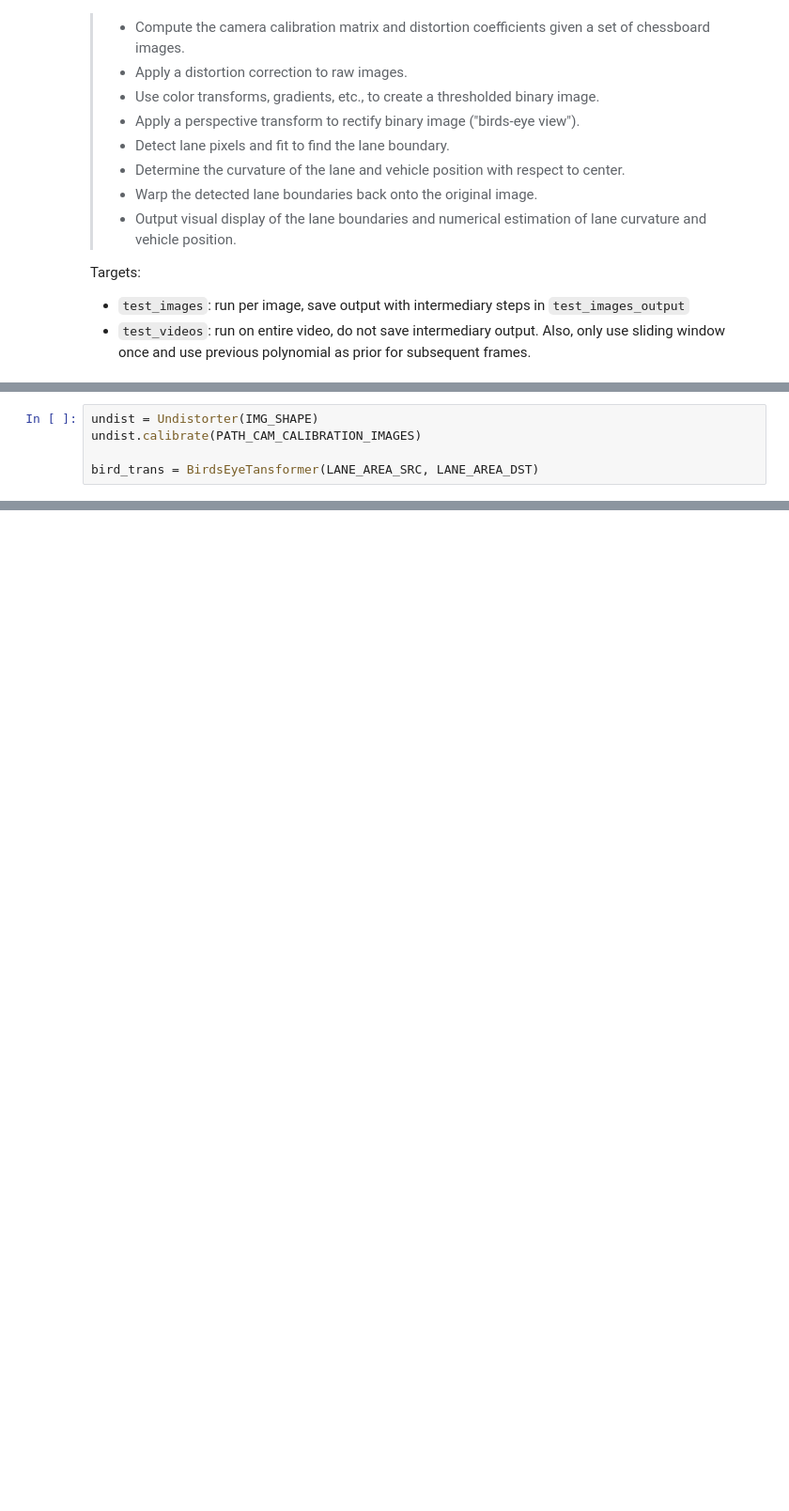
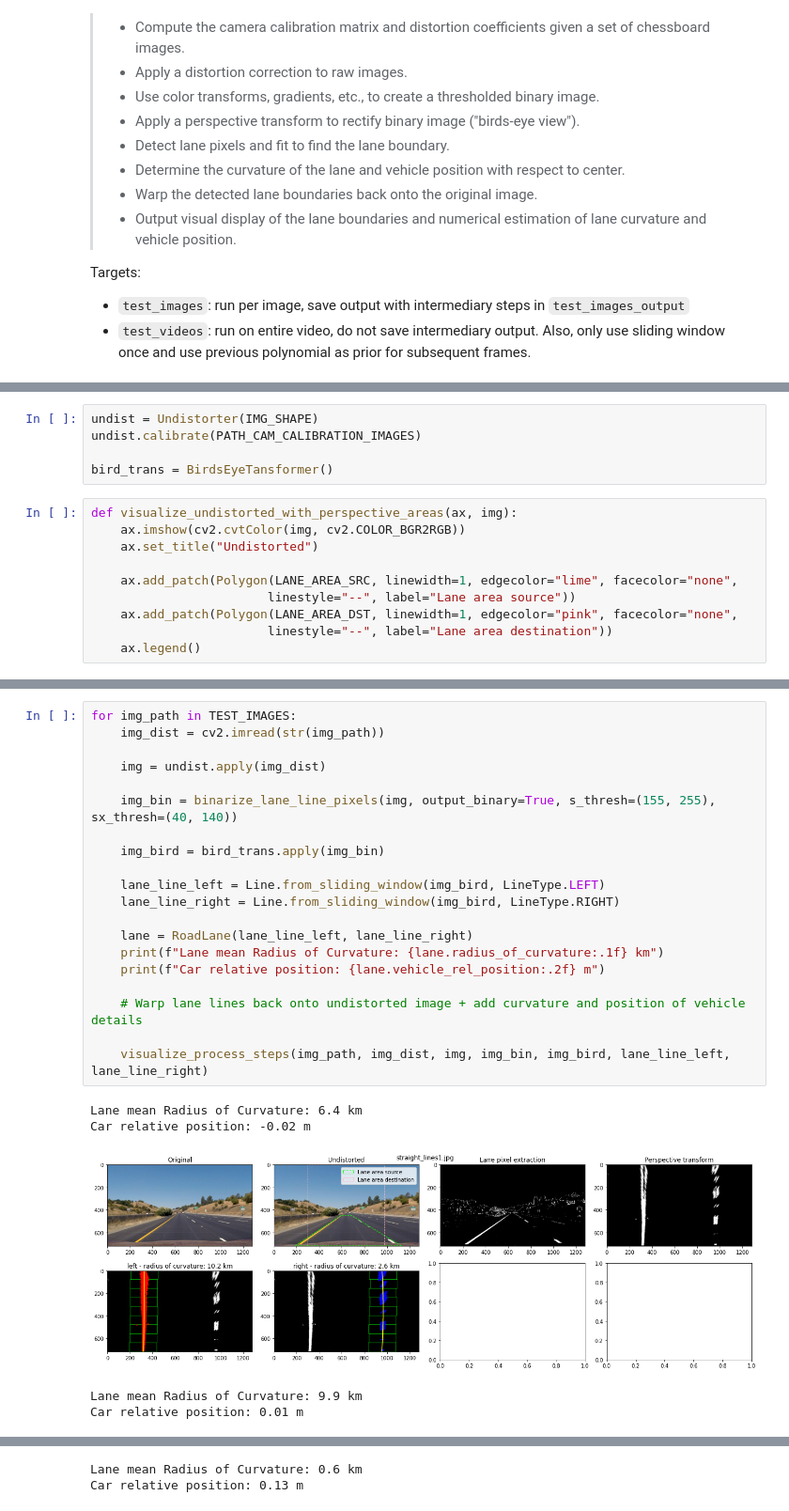
Before and after one commit to jvanlier/self-driving-car-engineer, a Jupyter notebook: Project2_Advanced_Lane_Finding/adv_lane_finding.ipynb, the cells around one changed output, grey strips where cells are left out. Shown at 94% size. Cells and saved outputs as stored; diff of their text form; blank space fills up the shorter version.

Commit message:
Add real-world curvature and relative position

```diff
--- a/Project2_Advanced_Lane_Finding/adv_lane_finding.ipynb
+++ b/Project2_Advanced_Lane_Finding/adv_lane_finding.ipynb
@@ -70,5 +40,15 @@ LANE_AREA_DST = np.array([
 undist = Undistorter(IMG_SHAPE)
 undist.calibrate(PATH_CAM_CALIBRATION_IMAGES)
 
-bird_trans = BirdsEyeTansformer(LANE_AREA_SRC, LANE_AREA_DST)
+bird_trans = BirdsEyeTansformer()
+# %%
+def visualize_undistorted_with_perspective_areas(ax, img):
+    ax.imshow(cv2.cvtColor(img, cv2.COLOR_BGR2RGB))
+    ax.set_title("Undistorted")
+
+    ax.add_patch(Polygon(LANE_AREA_SRC, linewidth=1, edgecolor="lime", facecolor="none",
+                        linestyle="--", label="Lane area source"))
+    ax.add_patch(Polygon(LANE_AREA_DST, linewidth=1, edgecolor="pink", facecolor="none",
+                        linestyle="--", label="Lane area destination"))
+    ax.legend()
 # %%
@@ -126,0 +79,26 @@ for img_path in TEST_IMAGES:
+# %%
+for img_path in TEST_IMAGES:
+    img_dist = cv2.imread(str(img_path))
+
+    img = undist.apply(img_dist)
+
+    img_bin = binarize_lane_line_pixels(img, output_binary=True, s_thresh=(155, 255),  sx_thresh=(40, 140))
+
+    img_bird = bird_trans.apply(img_bin)
+
+    lane_line_left = Line.from_sliding_window(img_bird, LineType.LEFT)
+    lane_line_right = Line.from_sliding_window(img_bird, LineType.RIGHT)
+
+    lane = RoadLane(lane_line_left, lane_line_right)
+    print(f"Lane mean Radius of Curvature: {lane.radius_of_curvature:.1f} km")
+    print(f"Car relative position: {lane.vehicle_rel_position:.2f} m")
+
+    # Warp lane lines back onto undistorted image + add curvature and position of vehicle details
+
+    visualize_process_steps(img_path, img_dist, img, img_bin, img_bird, lane_line_left, lane_line_right)
+# %% [output]
+Lane mean Radius of Curvature: 6.4 km
+Car relative position: -0.02 m
+[figure, added]
+Lane mean Radius of Curvature: 9.9 km
+Car relative position: 0.01 m
@@ -126,0 +106,2 @@ for img_path in TEST_IMAGES:
+Lane mean Radius of Curvature: 0.6 km
+Car relative position: 0.13 m
```
Also changed, not shown: parts of 7 cells of this notebook, 6 other files.
